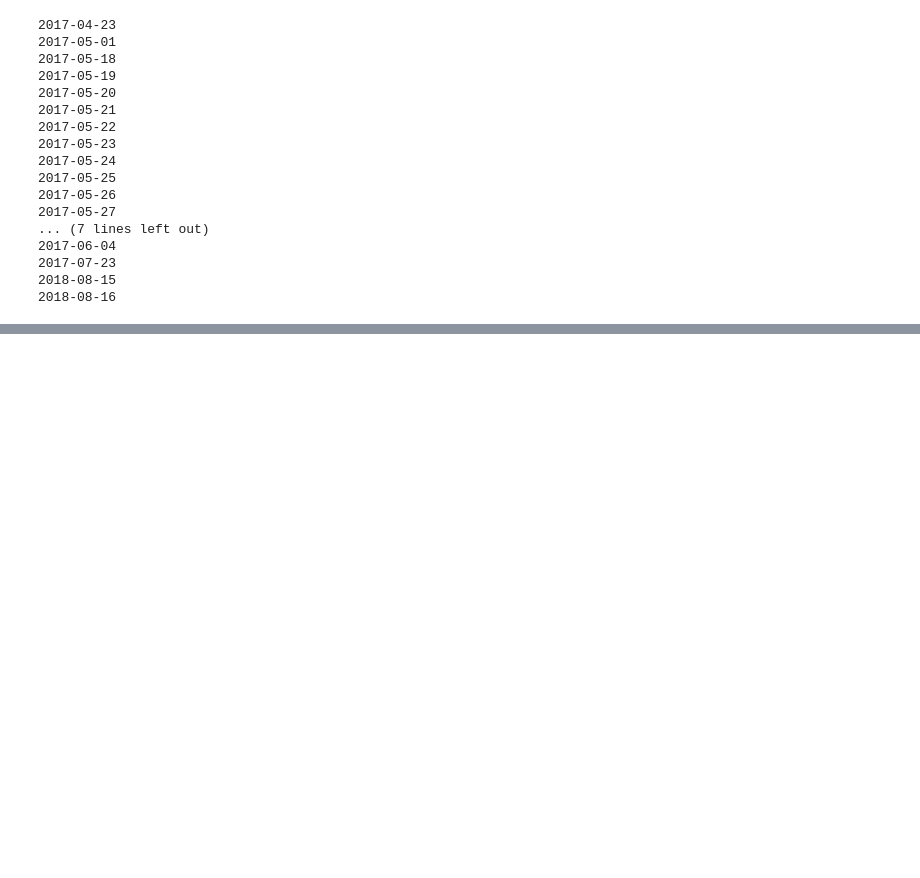
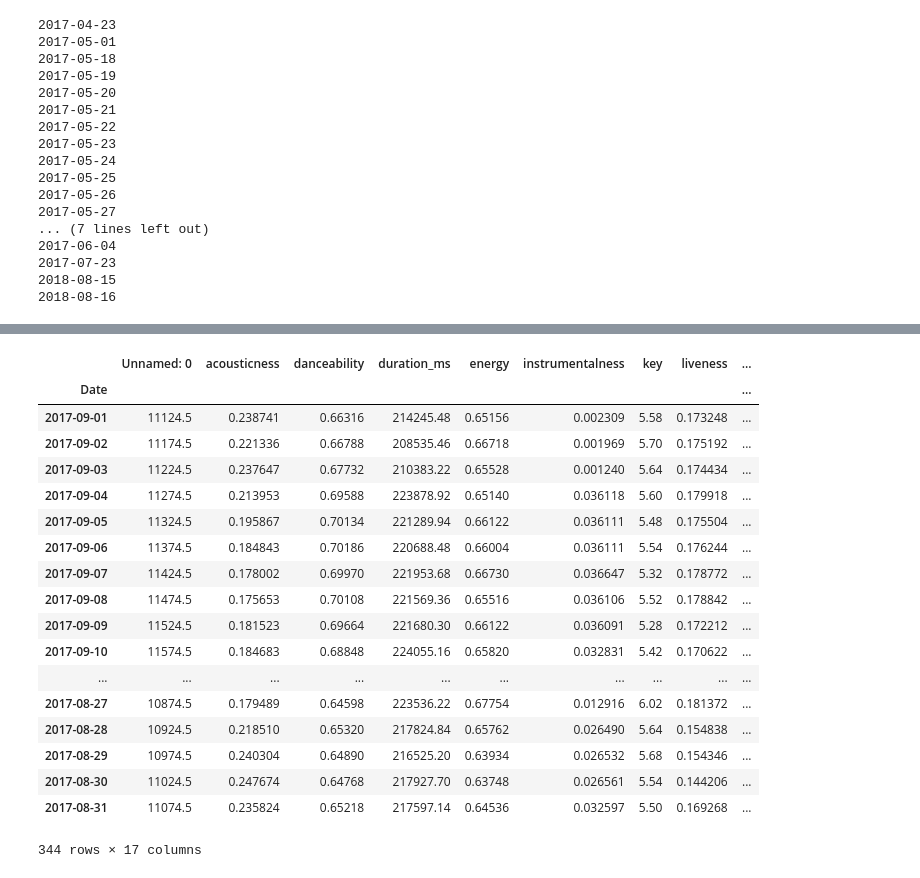
Before and after one commit to ajt025/Moodsic, a Jupyter notebook: Scraping url.ipynb, the cells around one changed output, grey strips where cells are left out. Saved outputs shown, nothing was run; the diff lists cells and outputs as text; code cells hidden in the pictures; blank space fills up the shorter version.

```diff
--- a/Scraping url.ipynb
+++ b/Scraping url.ipynb
@@ -77,0 +185,2 @@ df
+# %%
+df_2017 = df1.head(344)
@@ -77,0 +189,2 @@ df
+# %%
+df_2017 = df_2017.sort_values(by=['SeasonNum', 'Date'])
@@ -77,0 +193,22 @@ df
+# %%
+df_2017
+# %% [output]
+|  | Unnamed: 0 | acousticness | danceability | duration_ms | energy | instrumentalness | key | liveness | ... |
+| Date |  |  |  |  |  |  |  |  | ... |
+| 2017-09-01 | 11124.5 | 0.238741 | 0.66316 | 214245.48 | 0.65156 | 0.002309 | 5.58 | 0.173248 | ... |
+| 2017-09-02 | 11174.5 | 0.221336 | 0.66788 | 208535.46 | 0.66718 | 0.001969 | 5.70 | 0.175192 | ... |
+| 2017-09-03 | 11224.5 | 0.237647 | 0.67732 | 210383.22 | 0.65528 | 0.001240 | 5.64 | 0.174434 | ... |
+| 2017-09-04 | 11274.5 | 0.213953 | 0.69588 | 223878.92 | 0.65140 | 0.036118 | 5.60 | 0.179918 | ... |
+| 2017-09-05 | 11324.5 | 0.195867 | 0.70134 | 221289.94 | 0.66122 | 0.036111 | 5.48 | 0.175504 | ... |
+| 2017-09-06 | 11374.5 | 0.184843 | 0.70186 | 220688.48 | 0.66004 | 0.036111 | 5.54 | 0.176244 | ... |
+| 2017-09-07 | 11424.5 | 0.178002 | 0.69970 | 221953.68 | 0.66730 | 0.036647 | 5.32 | 0.178772 | ... |
+| 2017-09-08 | 11474.5 | 0.175653 | 0.70108 | 221569.36 | 0.65516 | 0.036106 | 5.52 | 0.178842 | ... |
+| 2017-09-09 | 11524.5 | 0.181523 | 0.69664 | 221680.30 | 0.66122 | 0.036091 | 5.28 | 0.172212 | ... |
+| 2017-09-10 | 11574.5 | 0.184683 | 0.68848 | 224055.16 | 0.65820 | 0.032831 | 5.42 | 0.170622 | ... |
+| ... | ... | ... | ... | ... | ... | ... | ... | ... | ... |
+| 2017-08-27 | 10874.5 | 0.179489 | 0.64598 | 223536.22 | 0.67754 | 0.012916 | 6.02 | 0.181372 | ... |
+| 2017-08-28 | 10924.5 | 0.218510 | 0.65320 | 217824.84 | 0.65762 | 0.026490 | 5.64 | 0.154838 | ... |
+| 2017-08-29 | 10974.5 | 0.240304 | 0.64890 | 216525.20 | 0.63934 | 0.026532 | 5.68 | 0.154346 | ... |
+| 2017-08-30 | 11024.5 | 0.247674 | 0.64768 | 217927.70 | 0.63748 | 0.026561 | 5.54 | 0.144206 | ... |
+| 2017-08-31 | 11074.5 | 0.235824 | 0.65218 | 217597.14 | 0.64536 | 0.032597 | 5.50 | 0.169268 | ... |
+344 rows × 17 columns
```
Also changed, not shown: parts of 18 cells of this notebook.
